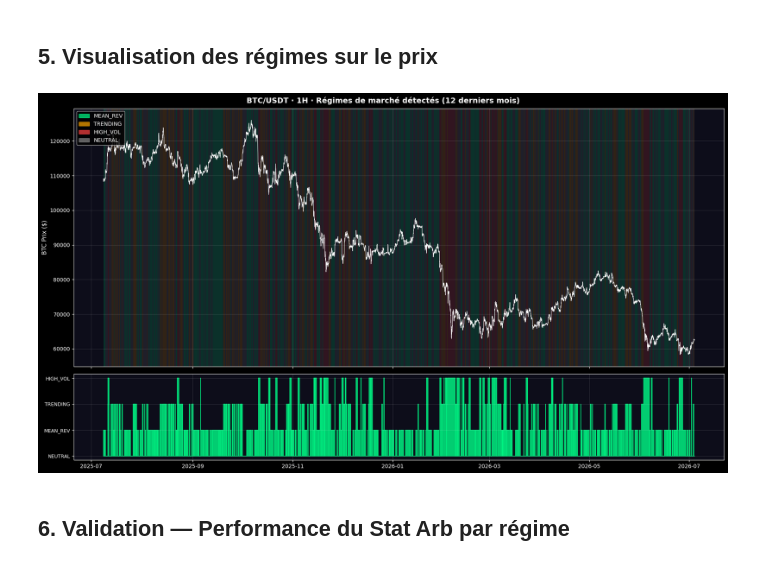
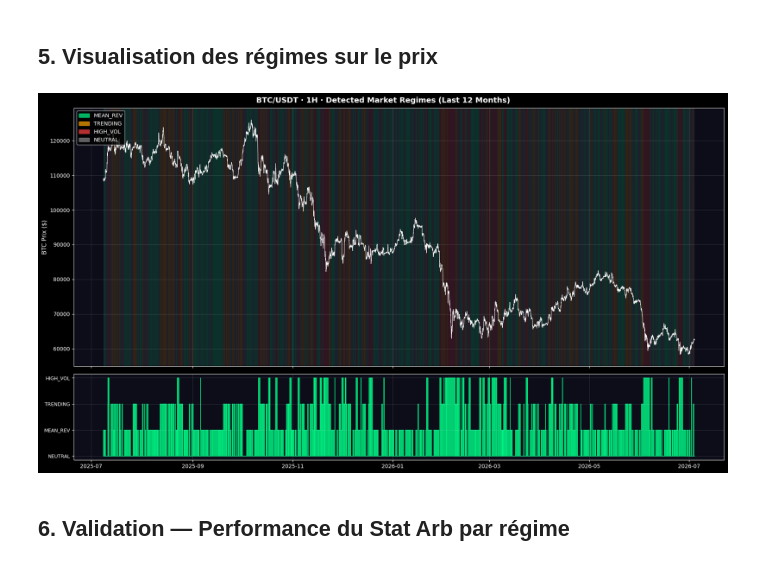
Before and after one commit to Paul-Arnaud-Battandier/ML-Crypto-Bot, a Jupyter notebook: Regime_Detector/research/regime_exploration.ipynb, the cells around one changed output. Drawn from its saved outputs; the diff is of its cells as text; code cells hidden in the pictures.

```diff
--- a/Regime_Detector/research/regime_exploration.ipynb
+++ b/Regime_Detector/research/regime_exploration.ipynb
@@ -265,35 +265,35 @@ for i, (idx, row) in enumerate(df.iterrows()):
 ax1.axvspan(start_idx, df.index[-1], alpha=0.15,
             color=COLORS[prev_regime], linewidth=0)
 
 ax1.set_ylabel('BTC Prix ($)', fontsize=11)
 ax1.set_facecolor('#0d0d1a')
 ax1.grid(alpha=0.15)
 
 # Légende
 patches = [mpatches.Patch(color=c, label=r, alpha=0.7)
            for r, c in COLORS.items()]
 ax1.legend(handles=patches, loc='upper left', fontsize=10)
 
 # Bande régime en bas (timeline)
 regime_num = df['regime'].map(
     {'MEAN_REV': 1, 'TRENDING': 2, 'HIGH_VOL': 3, 'NEUTRAL': 0}
 )
 ax2.fill_between(df.index, regime_num,
                  color=[COLORS[r] for r in df['regime']],
                  step='mid', alpha=0.8)
 ax2.set_yticks([0, 1, 2, 3])
 ax2.set_yticklabels(['NEUTRAL', 'MEAN_REV', 'TRENDING', 'HIGH_VOL'], fontsize=9)
 ax2.set_facecolor('#0d0d1a')
 ax2.grid(alpha=0.15)
 
-fig.suptitle('BTC/USDT · 1H · Régimes de marché détectés (12 derniers mois)',
+fig.suptitle('BTC/USDT · 1H · Detected Market Regimes (Last 12 Months)',
              fontsize=14, fontweight='bold')
 plt.savefig('regime_chart.png', dpi=150, bbox_inches='tight', facecolor='#0a0d12')
 
 plt.tight_layout()
 plt.show()
 # %% [output]
-[figure, old version]
+[figure, new version]
 # %% [markdown]
 ## 6. Validation — Performance du Stat Arb par régime
 # %%
```
Also changed, not shown: parts of 1 cell of this notebook, 5 other files.
